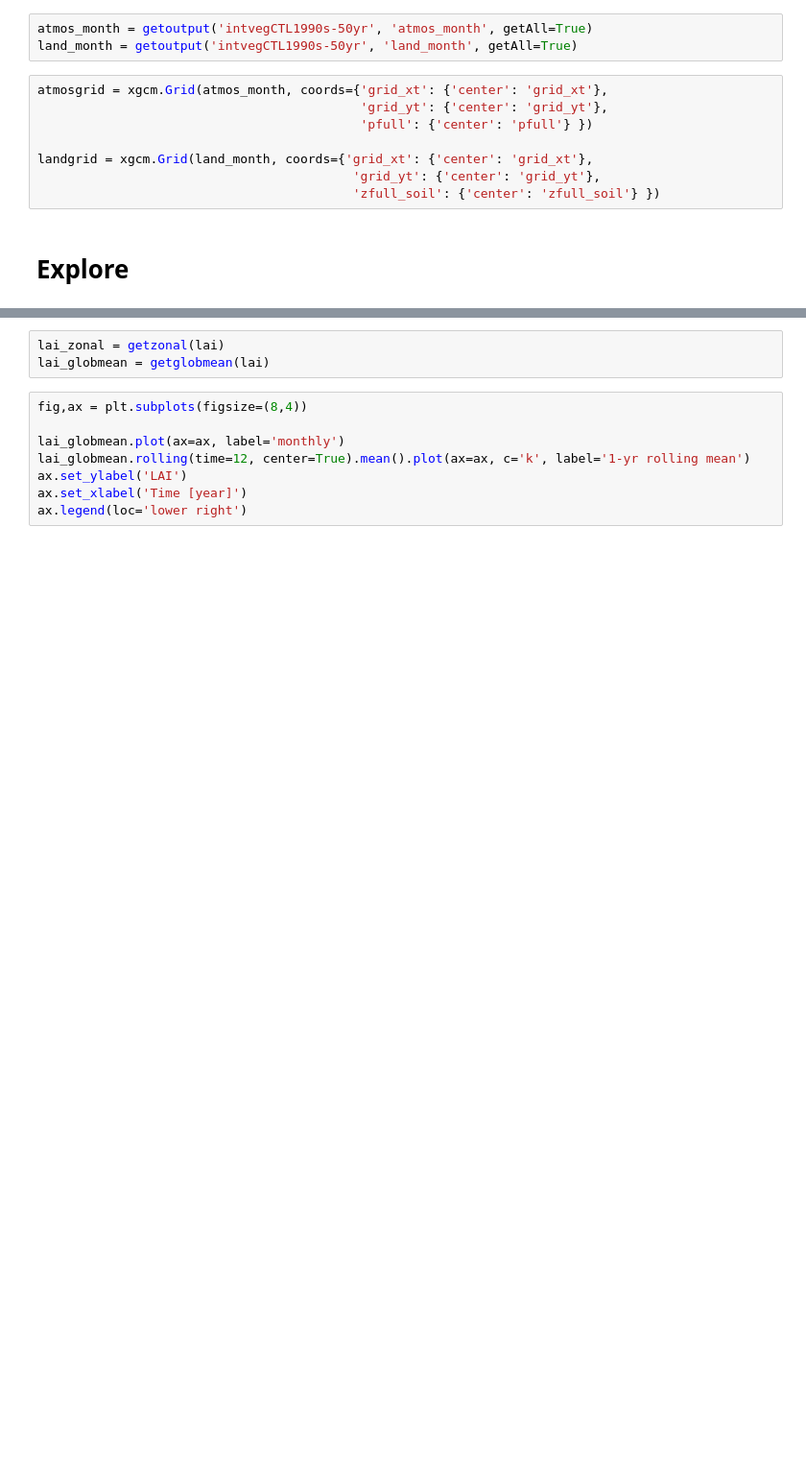
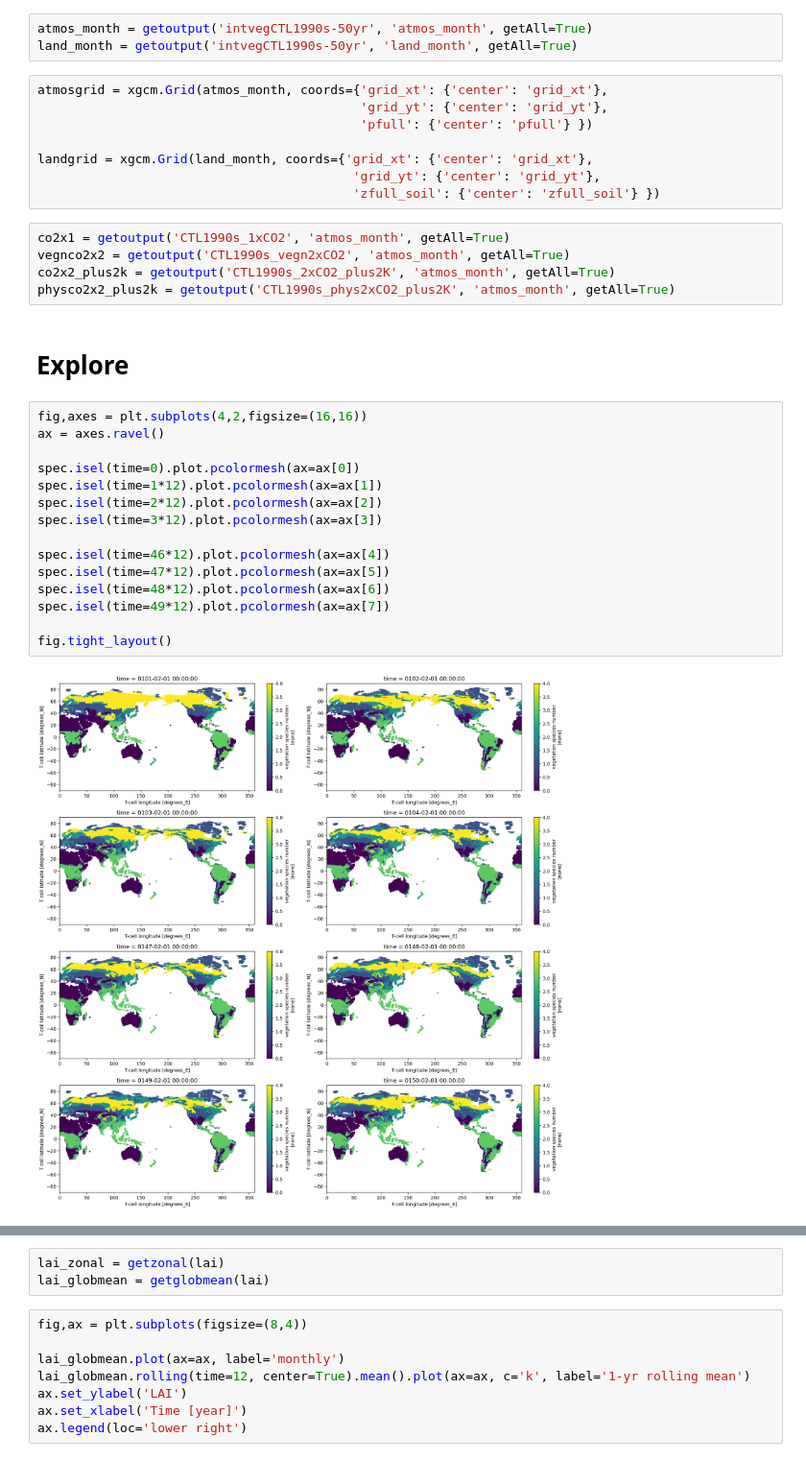
Before and after one commit to bbuchovecky/itcz_phys, a Jupyter notebook: notebooks/05_am2.5-spin-up.ipynb, the cells around one changed output, grey strips where cells are left out. Shown at 96% size. Drawn from its saved outputs; the diff is of its cells as text; blank space fills up the shorter version.

```diff
--- a/notebooks/05_am2.5-spin-up.ipynb
+++ b/notebooks/05_am2.5-spin-up.ipynb
@@ -107,8 +137,30 @@ atmosgrid = xgcm.Grid(atmos_month, coords={'grid_xt': {'center': 'grid_xt'},
 landgrid = xgcm.Grid(land_month, coords={'grid_xt': {'center': 'grid_xt'},
                                           'grid_yt': {'center': 'grid_yt'},
                                           'zfull_soil': {'center': 'zfull_soil'} })
+# %%
+co2x1 = getoutput('CTL1990s_1xCO2', 'atmos_month', getAll=True)
+vegnco2x2 = getoutput('CTL1990s_vegn2xCO2', 'atmos_month', getAll=True)
+co2x2_plus2k = getoutput('CTL1990s_2xCO2_plus2K', 'atmos_month', getAll=True)
+physco2x2_plus2k = getoutput('CTL1990s_phys2xCO2_plus2K', 'atmos_month', getAll=True)
 # %% [markdown]
 # Explore
+# %%
+fig,axes = plt.subplots(4,2,figsize=(16,16))
+ax = axes.ravel()
+
+spec.isel(time=0).plot.pcolormesh(ax=ax[0])
+spec.isel(time=1*12).plot.pcolormesh(ax=ax[1])
+spec.isel(time=2*12).plot.pcolormesh(ax=ax[2])
+spec.isel(time=3*12).plot.pcolormesh(ax=ax[3])
+
+spec.isel(time=46*12).plot.pcolormesh(ax=ax[4])
+spec.isel(time=47*12).plot.pcolormesh(ax=ax[5])
+spec.isel(time=48*12).plot.pcolormesh(ax=ax[6])
+spec.isel(time=49*12).plot.pcolormesh(ax=ax[7])
+
+fig.tight_layout()
+# %% [output]
+[figure, added]
 # %%
 def getzonal(da):
     coslat_weights = np.cos(land_month.grid_yt * np.pi / 180)
```
Also changed, not shown: parts of 10 cells of this notebook.
